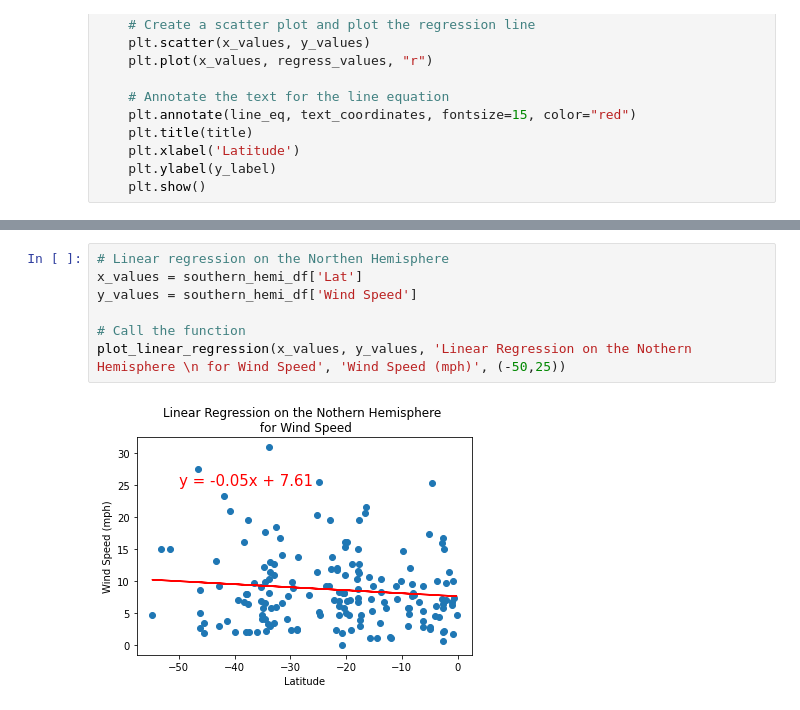
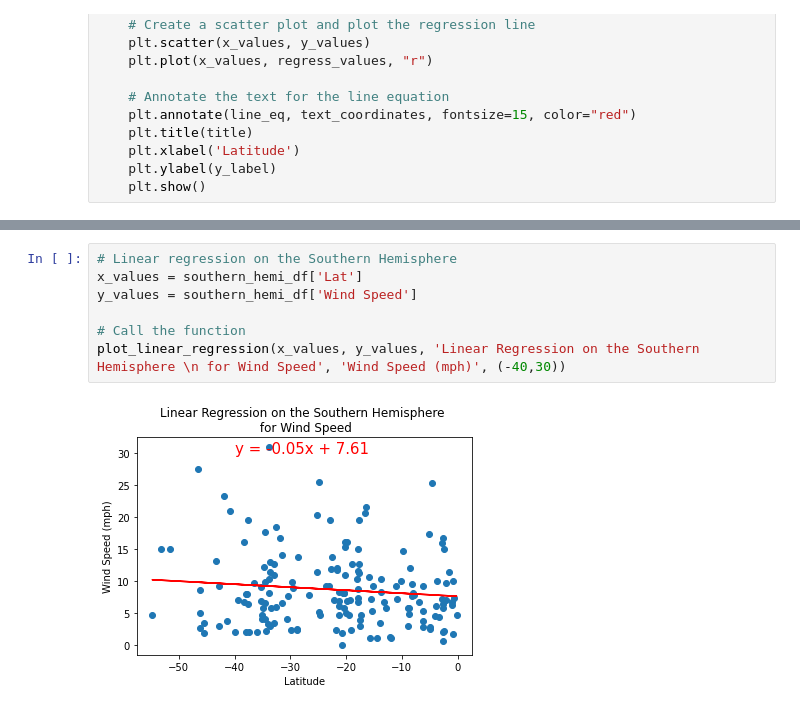
Before and after one commit to DianabasiRobinson/World_Weather_Analysis, a Jupyter notebook: WeatherPy.ipynb, the cells around one changed output, grey strips where cells are left out. Drawn from its saved outputs; the diff is of its cells as text.

```diff
--- a/WeatherPy.ipynb
+++ b/WeatherPy.ipynb
@@ -427,9 +459,9 @@ plot_linear_regression(x_values, y_values, 'Linear Regression on the Nothern Hem
 # %%
-# Linear regression on the Northen Hemisphere
+# Linear regression on the Southern Hemisphere
 x_values = southern_hemi_df['Lat']
 y_values = southern_hemi_df['Wind Speed']
 
 # Call the function
-plot_linear_regression(x_values, y_values, 'Linear Regression on the Nothern Hemisphere \n for Wind Speed', 'Wind Speed (mph)', (-50,25))
+plot_linear_regression(x_values, y_values, 'Linear Regression on the Southern Hemisphere \n for Wind Speed', 'Wind Speed (mph)', (-40,30))
 # %% [output]
-[figure, old version]
+[figure, new version]
```
Also changed, not shown: parts of 10 cells of this notebook.
